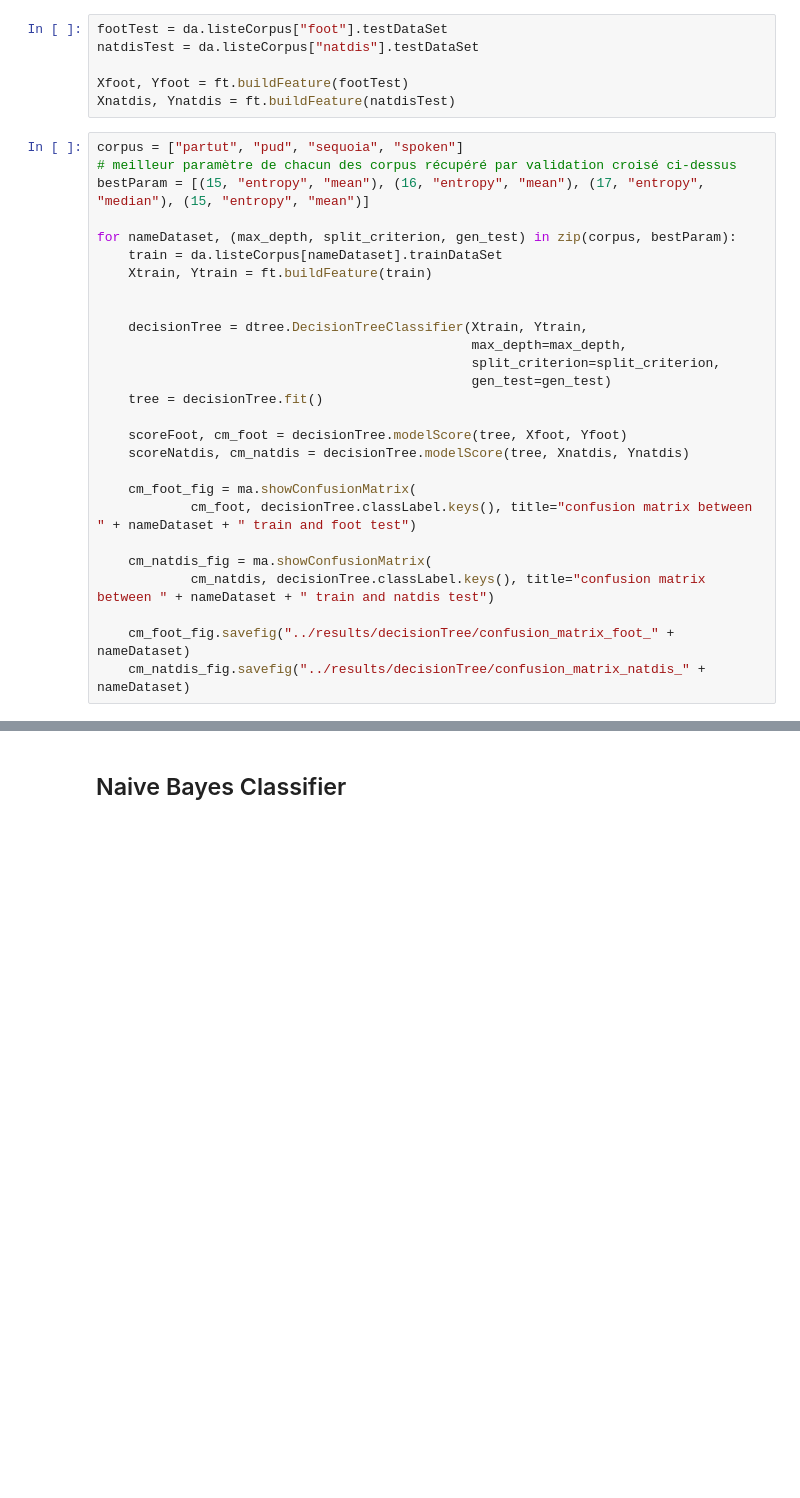
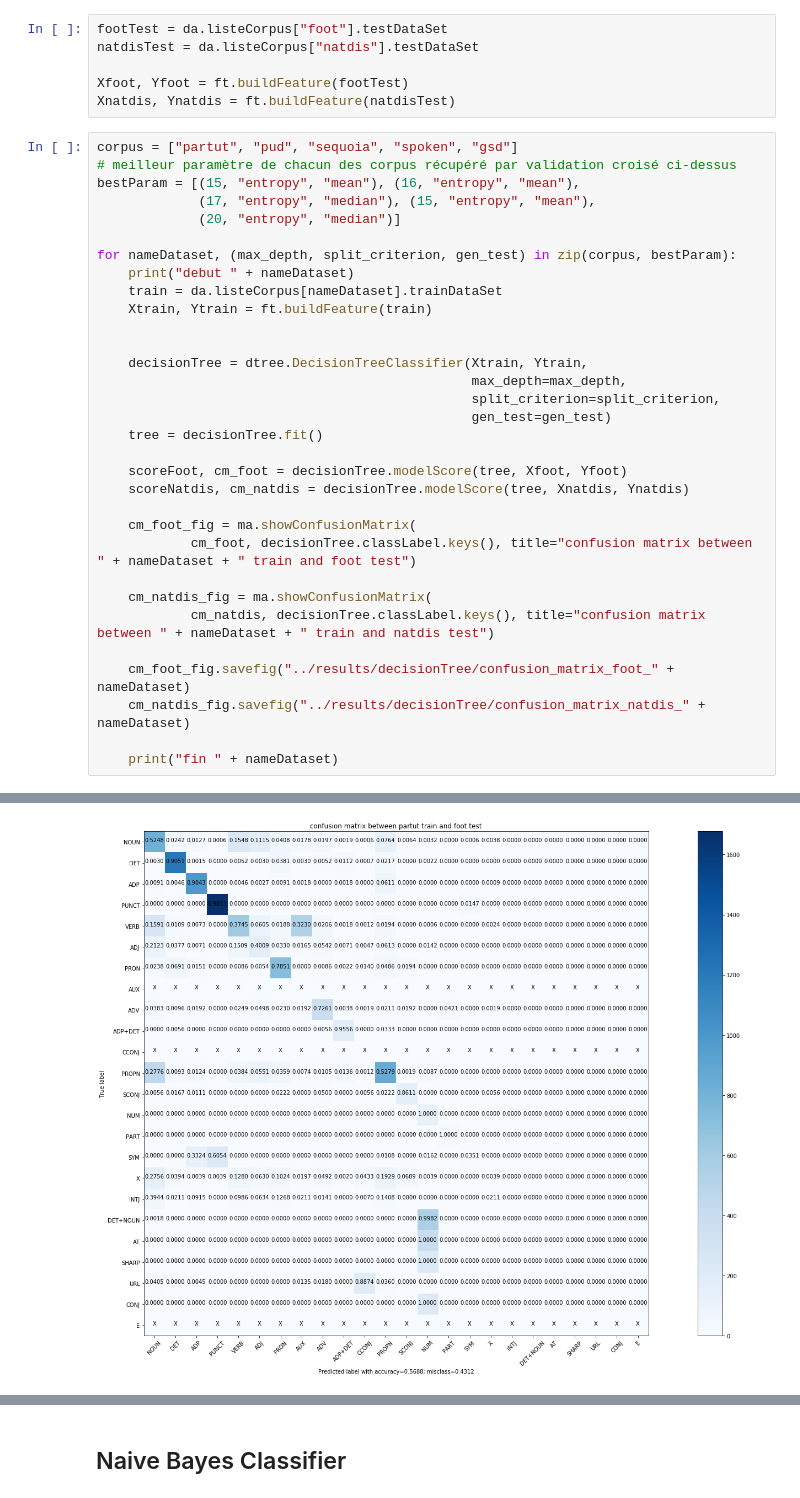
Before and after one commit to FusRoman/IntroMLProjet, a Jupyter notebook: src/IntroMLProject.ipynb, the cells around one changed output, grey strips where cells are left out. Saved outputs shown, nothing was run; the diff lists cells and outputs as text; blank space fills up the shorter version.

```diff
--- a/src/IntroMLProject.ipynb
+++ b/src/IntroMLProject.ipynb
@@ -251,11 +273,14 @@ natdisTest = da.listeCorpus["natdis"].testDataSet
 Xfoot, Yfoot = ft.buildFeature(footTest)
 Xnatdis, Ynatdis = ft.buildFeature(natdisTest)
 # %%
-corpus = ["partut", "pud", "sequoia", "spoken"]
+corpus = ["partut", "pud", "sequoia", "spoken", "gsd"]
 # meilleur paramètre de chacun des corpus récupéré par validation croisé ci-dessus
-bestParam = [(15, "entropy", "mean"), (16, "entropy", "mean"), (17, "entropy", "median"), (15, "entropy", "mean")]
+bestParam = [(15, "entropy", "mean"), (16, "entropy", "mean"),
+             (17, "entropy", "median"), (15, "entropy", "mean"),
+             (20, "entropy", "median")]
 
 for nameDataset, (max_depth, split_criterion, gen_test) in zip(corpus, bestParam):
+    print("debut " + nameDataset)
     train = da.listeCorpus[nameDataset].trainDataSet
     Xtrain, Ytrain = ft.buildFeature(train)
 
@@ -277,3 +302,6 @@ for nameDataset, (max_depth, split_criterion, gen_test) in zip(corpus, bestParam
 
     cm_foot_fig.savefig("../results/decisionTree/confusion_matrix_foot_" + nameDataset)
     cm_natdis_fig.savefig("../results/decisionTree/confusion_matrix_natdis_" + nameDataset)
+
+    print("fin " + nameDataset)
+# %% [output]
@@ -279,0 +318 @@ for nameDataset, (max_depth, split_criterion, gen_test) in zip(corpus, bestParam
+[figure, added]
```
Also changed, not shown: parts of 2 cells of this notebook, 15 other files.
